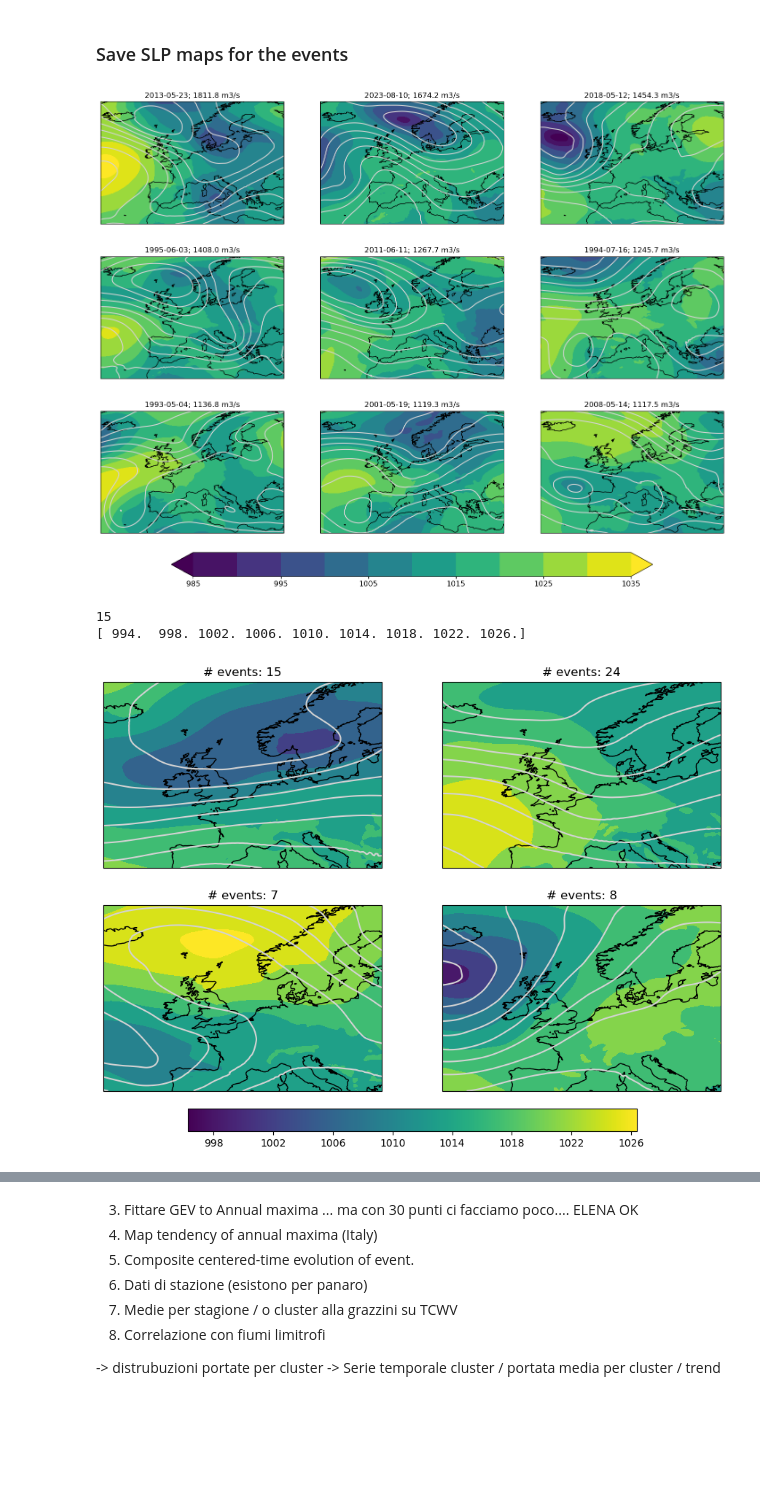
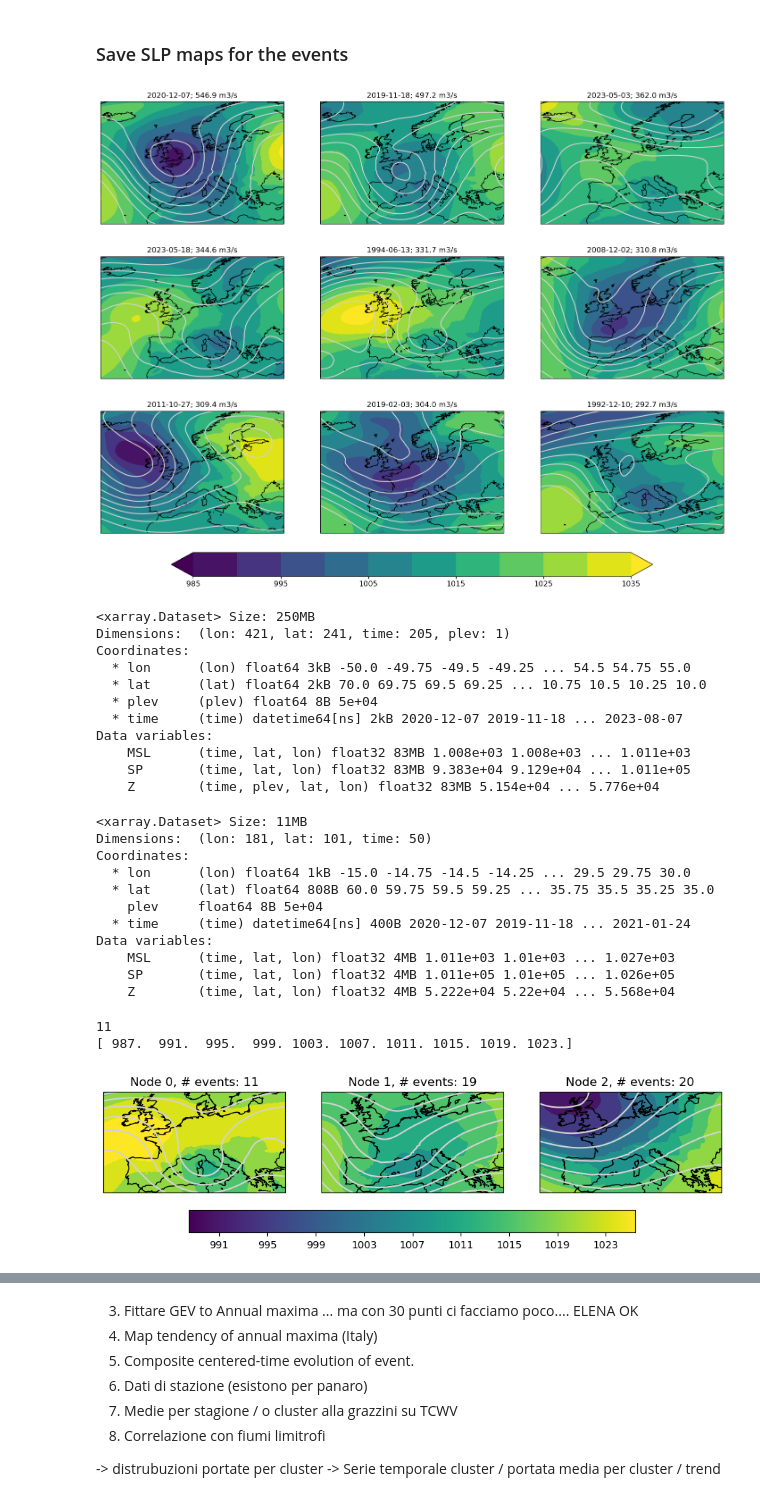
Before and after one commit to zappag/FLORA, a Jupyter notebook: explore.ipynb, the cells around one changed output, grey strips where cells are left out. Cells and saved outputs as stored; diff of their text form; code cells hidden in the pictures; blank space fills up the shorter version.

```diff
--- a/explore.ipynb
+++ b/explore.ipynb
@@ -605,8 +627,11 @@ def lag_time_string(time, lag):
     return time
 
 # function to identify the accumulation of precipitation and lags that maximizes the correlation with the peak discharge
-def find_maximum_correlation(xds_precip,xds_hazard,time_start = None, time_end = None, lags=[0]):
-    volume_names=('volume', 'volume2day', 'volume3day', 'volume4day', 'volume5day')
+def find_maximum_correlation(xds_precip,xds_hazard,metric,time_start = None, time_end = None, lags=[0]):
+    if metric=='volume':
+        volume_names=('volume', 'volume2day', 'volume3day', 'volume4day', 'volume5day')
+    elif metric=='pr':
+        volume_names=('pr', 'pr2day', 'pr3day', 'pr4day', 'pr5day')
     hazard_name='dis24'
     corr_max=0
     vn_max = None
@@ -635,7 +660,7 @@ def find_maximum_correlation(xds_precip,xds_hazard,time_start = None, time_end =
 time_start_xcorr="1992-01-03"
 time_end_xcorr="2022-12-31"
 lags=[0, -1, -2, -3, -4, -5]
-vol_max, corr_max, lag_max = find_maximum_correlation(xds_pr_ws_ms,xds_hazard,time_start_xcorr,time_end_xcorr,lags)
+vol_max, corr_max, lag_max = find_maximum_correlation(xds_pr_ws_ms,xds_hazard,'volume',time_start_xcorr,time_end_xcorr,lags)
 print('maximum correlation:',vol_max, corr_max, lag_max)
 
 # set lagged start/end for precip
@@ -785,13 +840,16 @@ fig, axes = plt.subplots(num_rows, num_cols, figsize=(18, 14), subplot_kw={'proj
 axes_flat = axes.flatten()
 
 # Loop through each time step and plot in the corresponding subplot
-for i, time in enumerate(vdata_events.isel(time=slice(0,max_num_plot)).time):
+for i, time in enumerate(vdata_events_ave.isel(time=slice(0,max_num_plot)).time):
 
     row = i // num_cols
     col = i % num_cols
 
-    #data_at_time = vdata_events.sel(time=time,lon=slice(-25,35),lat=slice(65,30))
-    data_at_time = vdata_events.sel(time=time,lon=slice(-25,35),lat=slice(70,30))
+    # select circulation on day of maximum discharge
+    # data_at_time = vdata_events.sel(time=time,lon=slice(-25,35),lat=slice(65,30))
+
+    #data_at_time = vdata1.sel(time=time,lon=slice(-25,35),lat=slice(70,30))
+    data_at_time = vdata_events_ave.sel(time=time,lon=slice(-25,35),lat=slice(70,30))
 
     # Set contour levels
     contour_levels_Z500 = np.linspace(data_at_time.Z.min(), data_at_time.Z.max(), num=10)
@@ -820,7 +878,21 @@ plt.savefig(figname)
 # Show the plots
 plt.show()
 # %% [output]
-[figure, old version]
+[figure, new version]
+# %%
+print(vdata_events_ave)
+# %% [output]
+<xarray.Dataset> Size: 250MB
+Dimensions:  (lon: 421, lat: 241, time: 205, plev: 1)
+Coordinates:
+  * lon      (lon) float64 3kB -50.0 -49.75 -49.5 -49.25 ... 54.5 54.75 55.0
+  * lat      (lat) float64 2kB 70.0 69.75 69.5 69.25 ... 10.75 10.5 10.25 10.0
+  * plev     (plev) float64 8B 5e+04
+  * time     (time) datetime64[ns] 2kB 2020-12-07 2019-11-18 ... 2023-08-07
+Data variables:
+    MSL      (time, lat, lon) float32 83MB 1.008e+03 1.008e+03 ... 1.011e+03
+    SP       (time, lat, lon) float32 83MB 9.383e+04 9.129e+04 ... 1.011e+05
+    Z        (time, plev, lat, lon) float32 83MB 5.154e+04 ... 5.776e+04
 # %%
 def composite_events(vdata, df_events):
     era_events=[]
@@ -917,11 +989,28 @@ if watershed=='panaro':
 elif watershed=='lagen':
     dlon_som=slice(-20,25)
     dlat_som=slice(80,40)
-dd4som=vdata_events.sel(lon=dlon_som,lat=dlat_som).squeeze()
-nx=2
-ny=2
+dd4som=vdata_events_ave.sel(lon=dlon_som,lat=dlat_som).squeeze()
+nx=1
+ny=3
+ntop=50 # number of top events to consider from SOM
+if ntop>0:
+    dd4som=dd4som.isel(time=slice(0,50))
 nn=nx*ny
 cli, som1, wtt=train_som2(dd4som,nx,ny)
+# %%
+print(dd4som.isel(time=slice(0,50)))
+# %% [output]
+<xarray.Dataset> Size: 11MB
+Dimensions:  (lon: 181, lat: 101, time: 50)
+Coordinates:
+  * lon      (lon) float64 1kB -15.0 -14.75 -14.5 -14.25 ... 29.5 29.75 30.0
+  * lat      (lat) float64 808B 60.0 59.75 59.5 59.25 ... 35.75 35.5 35.25 35.0
+    plev     float64 8B 5e+04
+  * time     (time) datetime64[ns] 400B 2020-12-07 2019-11-18 ... 2021-01-24
+Data variables:
+    MSL      (time, lat, lon) float32 4MB 1.011e+03 1.01e+03 ... 1.027e+03
+    SP       (time, lat, lon) float32 4MB 1.011e+05 1.01e+05 ... 1.026e+05
+    Z        (time, lat, lon) float32 4MB 5.222e+04 5.22e+04 ... 5.568e+04
 # %%
 def calculate_threshold(som, data, factor=1.0):
     """
@@ -987,7 +1076,6 @@ occurrences=Counter(cli)
 print(occurrences[0])
 
 # Initialize an empty array to store mean values
-
 mean_node_MSL = np.zeros((4, dd4som.MSL.values.shape[1], dd4som.MSL.values.shape[2]))
 mean_node_Z= np.zeros((4, dd4som.Z.values.shape[1], dd4som.Z.values.shape[2]))
 
@@ -1002,45 +1090,46 @@ std_node_Z = [np.std(dd4som.Z.values[cli == i,:,:],axis=0) for i in range(0,nn)]
 projection = ccrs.PlateCarree()
 
 # Create map of mean node
-fig, axs = plt.subplots(nx, ny, figsize=(11, 8), subplot_kw={'projection': projection})
+fig_som, axs = plt.subplots(nx, ny, figsize=(11, 8), subplot_kw={'projection': projection})
 
 # Calculate global min and max for d1
 global_min_d1 = min([d.min() for d in mean_node_MSL])
 global_max_d1 = max([d.max() for d in mean_node_MSL])
 
 # Define levels for contour plot
 levels_d1 = np.arange(np.round(global_min_d1-2), np.round(global_max_d1+2), 4)  # Replace min_value_d1, max_value_d1, step_d1 with actual values
 print(levels_d1)
 
 for ax, d1, d2, inode in zip(axs.flat, mean_node_MSL, mean_node_Z, range(0,nn)):
     # Plot the data using pcolormesh
     # cax1 = ax.contourf(dd4som['lon'].values, dd4som['lat'].values, d1/100, vmin=global_min_d1, vmax=global_max_d1, transform=projection)
     cax1 = ax.contourf(dd4som['lon'].values, dd4som['lat'].values, d1, levels_d1, transform=projection,extend='both')
 
     cax2 = ax.contour(dd4som['lon'].values, dd4som['lat'].values, d2, colors='lightgrey', transform=projection)
 
     # Add coastlines
     ax.coastlines()
 
     # add number of events
-    ax.set_title(f"# events: {occurrences[inode]}")
+    ax.set_title(f"Node {inode}, # events: {occurrences[inode]}")
 
     # Add a colorbar
     #cbar = plt.colorbar(cax1,orientation='vertical', fraction=0.05, pad=0.04)
 
 norm = Normalize(vmin=global_min_d1, vmax=global_max_d1)  # Adjust these values based on your data range
 smappable = ScalarMappable(norm=norm, cmap=cax1.cmap)  # Use the colormap from your contour plot
-cbar = fig.colorbar(smappable, ax=axs, orientation='horizontal', fraction=0.05, pad=0.04, ticks=levels_d1)
+cbar = fig_som.colorbar(smappable, ax=axs, orientation='horizontal', fraction=0.05, pad=0.04, ticks=levels_d1)
 #cbar.set_ticks(FixedLocator(levels_d1))  # Set ticks to match contour levels
 
 # save figure
-figname=f"{figdir}/{HazardDef}_events_p{prcth}_map_som_nodes.png"
+figname=f"{figdir}/{HazardDef}_events_p{prcth}_ntop{ntop}_map_som_nodes_{nx}x{ny}.png"
+fig_som.savefig(figname)
 
 plt.show()
 # %% [output]
-15
-[ 994.  998. 1002. 1006. 1010. 1014. 1018. 1022. 1026.]
+11
+[ 987.  991.  995.  999. 1003. 1007. 1011. 1015. 1019. 1023.]
-[figure, old version]
+[figure, new version]
 # %%
 
 
```
Also changed, not shown: parts of 20 cells of this notebook.
